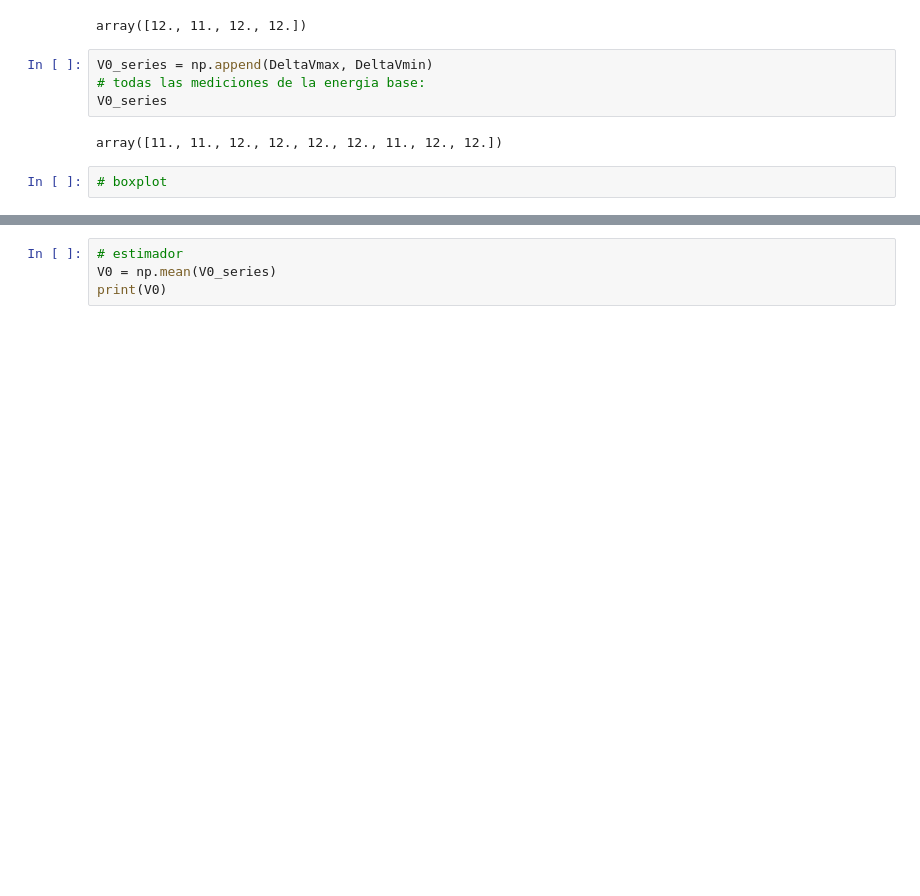
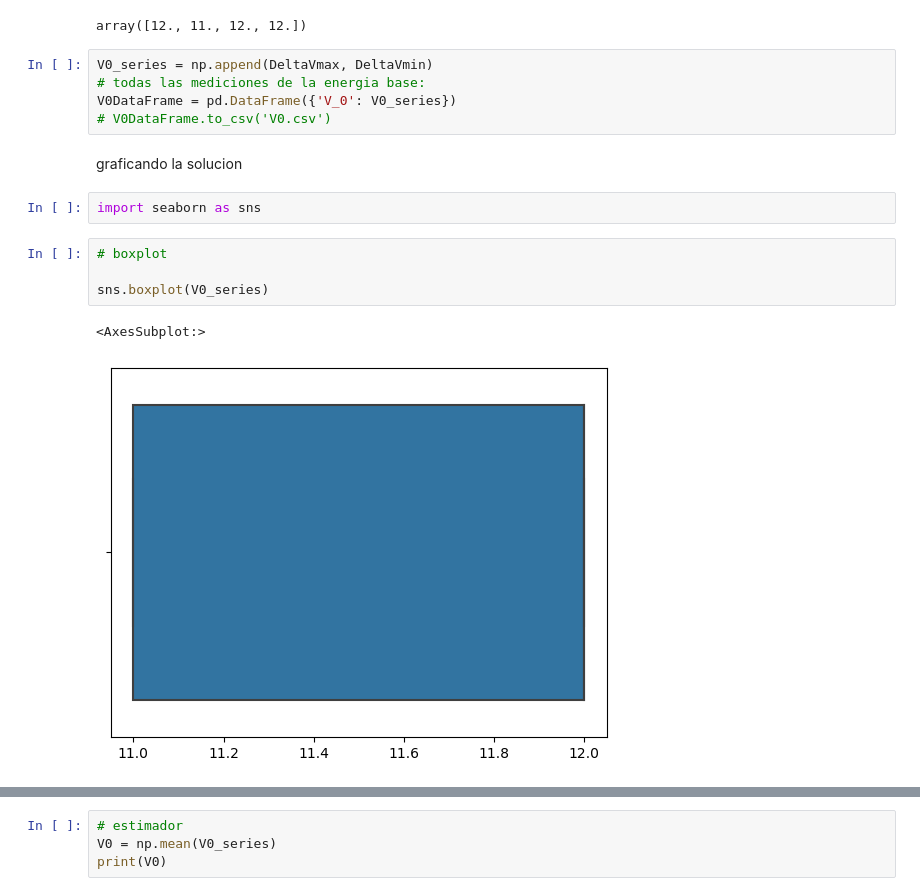
Before and after one commit to fbientrigo/lab_fisica, a Jupyter notebook: Lab 4/Hertz/mainHertz_ver02.ipynb, the cells around one changed output, grey strips where cells are left out. Drawn from its saved outputs; the diff is of its cells as text; blank space fills up the shorter version.

Commit message:
hertz data set

```diff
--- a/Lab 4/Hertz/mainHertz_ver02.ipynb
+++ b/Lab 4/Hertz/mainHertz_ver02.ipynb
@@ -144,8 +161,16 @@ array([12., 11., 12., 12.])
 # %%
 V0_series = np.append(DeltaVmax, DeltaVmin)
 # todas las mediciones de la energia base:
-V0_series
+V0DataFrame = pd.DataFrame({'V_0': V0_series})
+# V0DataFrame.to_csv('V0.csv')
-# %% [output]
-array([11., 11., 12., 12., 12., 12., 11., 12., 12.])
+# %% [markdown]
+graficando la solucion
+# %%
+import seaborn as sns
 # %%
 # boxplot
+
+sns.boxplot(V0_series)
+# %% [output]
+<AxesSubplot:>
+[figure, added]
```
Also changed, not shown: parts of 21 cells of this notebook, 13 other files.
